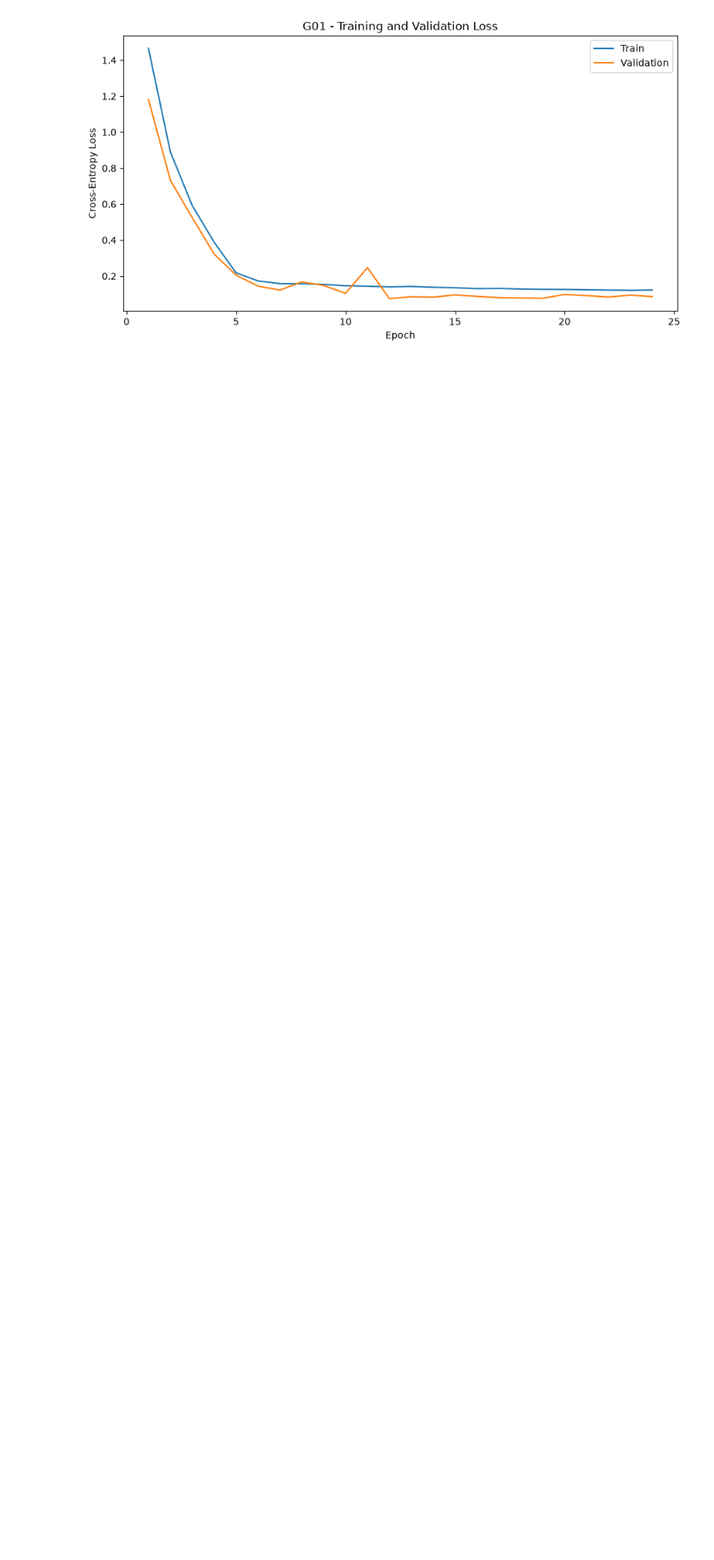
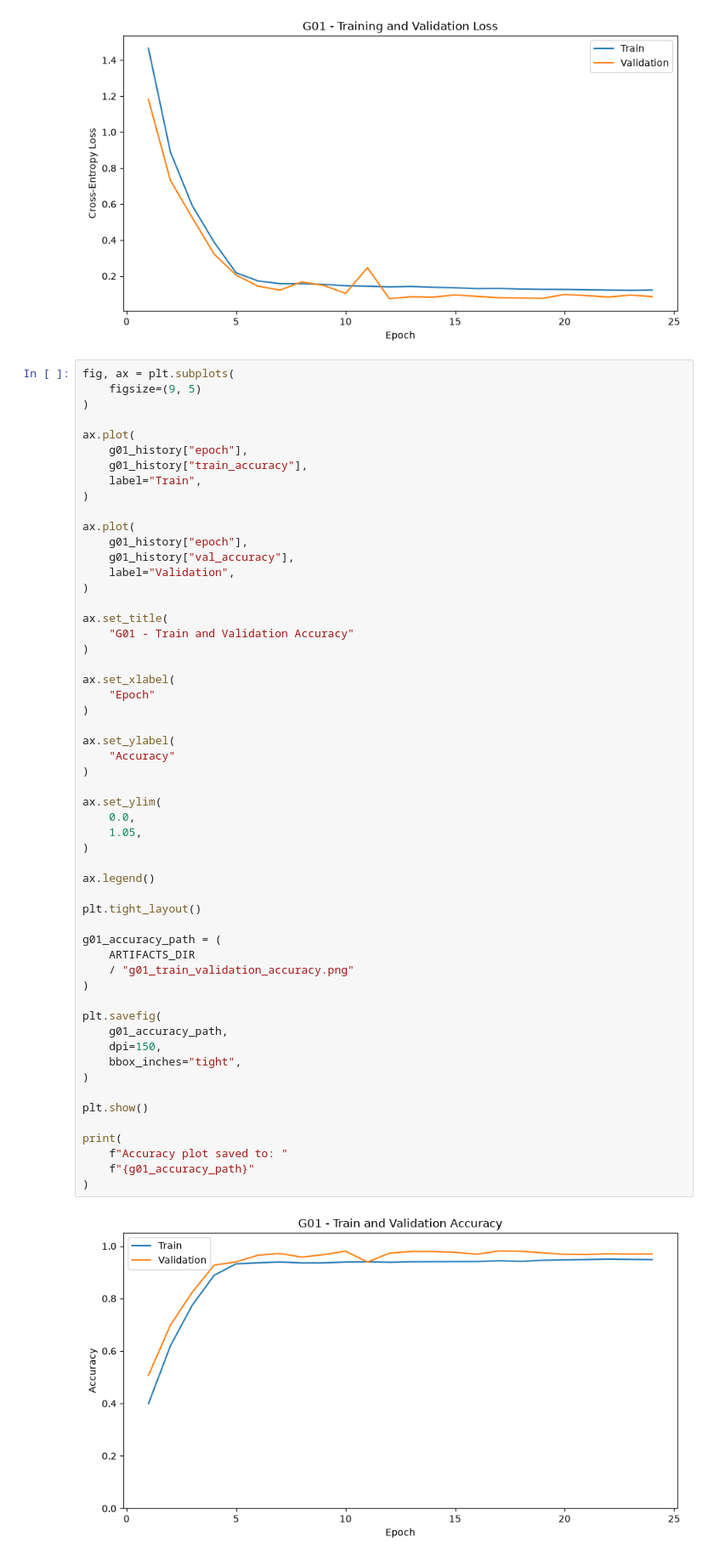
Before and after one commit to DrakeDarkson/Redes-Neurais-Profundas-Assessment, a Jupyter notebook: project_2_gru/notebooks/01_har_gru.ipynb.ipynb, the cells around one changed output. Shown at 85% size. Saved outputs shown, nothing was run; the diff lists cells and outputs as text; blank space fills up the shorter version.

```diff
--- a/project_2_gru/notebooks/01_har_gru.ipynb.ipynb
+++ b/project_2_gru/notebooks/01_har_gru.ipynb.ipynb
@@ -1956,3 +1956,60 @@ plt.tight_layout()
 plt.show()
 # %% [output]
 [figure]
+# %%
+fig, ax = plt.subplots(
+    figsize=(9, 5)
+)
+
+ax.plot(
+    g01_history["epoch"],
+    g01_history["train_accuracy"],
+    label="Train",
+)
+
+ax.plot(
+    g01_history["epoch"],
+    g01_history["val_accuracy"],
+    label="Validation",
+)
+
+ax.set_title(
+    "G01 - Train and Validation Accuracy"
+)
+
+ax.set_xlabel(
+    "Epoch"
+)
+
+ax.set_ylabel(
+    "Accuracy"
+)
+
+ax.set_ylim(
+    0.0,
+    1.05,
+)
+
+ax.legend()
+
+plt.tight_layout()
+
+g01_accuracy_path = (
+    ARTIFACTS_DIR
+    / "g01_train_validation_accuracy.png"
+)
+
+plt.savefig(
+    g01_accuracy_path,
+    dpi=150,
+    bbox_inches="tight",
+)
+
+plt.show()
+
+print(
+    f"Accuracy plot saved to: "
+    f"{g01_accuracy_path}"
+)
+# %% [output]
+[figure, added]
```
Also changed, not shown: parts of 1 cell of this notebook, 29 other files.
